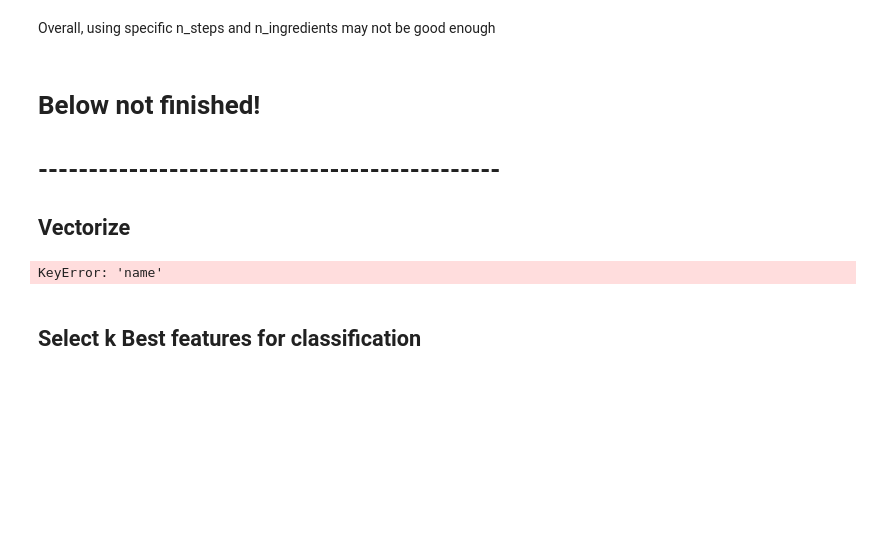
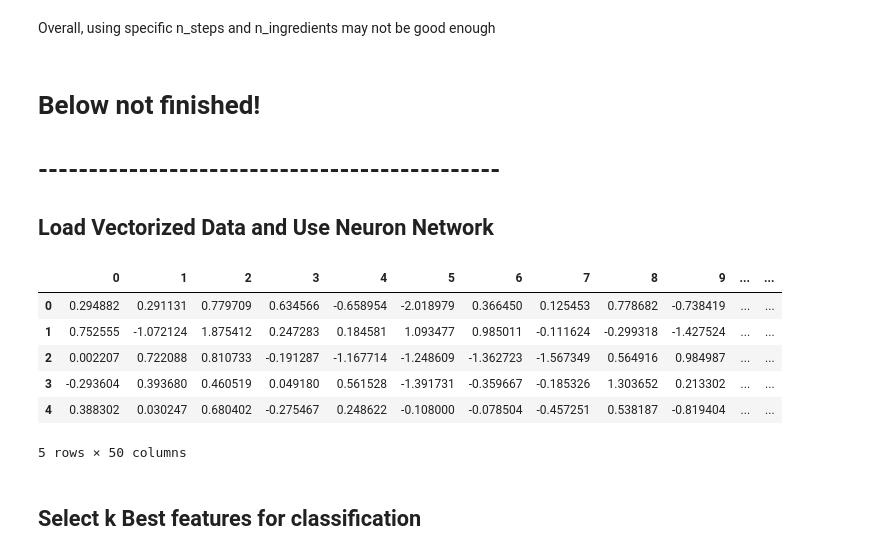
Before and after one commit to lich2000117/Cooking_Time_Estimate, a Jupyter notebook: ass2.ipynb, the cells around one changed output. Cells and saved outputs as stored; diff of their text form; code cells hidden in the pictures; blank space fills up the shorter version.

```diff
--- a/ass2.ipynb
+++ b/ass2.ipynb
@@ -237,17 +235,19 @@ Overall, using specific n_steps and n_ingredients may not be good enough
 # %% [markdown]
 # Below not finished!
 # ----------------------------------------------
-## Vectorize
+## Load Vectorized Data and Use Neuron Network
-# %%
-X_new_train = pd.DataFrame()
-
-# Part0: Vectorise attribute "name" for training and test data
-
-
-vectoriser = CountVectorizer(stop_words='english')
-# preprocess text and compute counts
-train_name_model = vectoriser.fit_transform(X_train["name"])
-X_train["s"] = train_name_model[0]
-X_train
-# %% [output]
-KeyError: 'name'
+# %%
+## Loading training data that provided as vectorised
+
+
+X_train = pd.read_csv(r"data/train_steps_doc2vec50.csv",header=None ,index_col = False, delimiter = ',')
+y_train = whole_data["duration_label"]
+X_train.head(5)
+# %% [output]
+|  | 0 | 1 | 2 | 3 | 4 | 5 | 6 | 7 | 8 | 9 | ... | ... |
+| 0 | 0.294882 | 0.291131 | 0.779709 | 0.634566 | -0.658954 | -2.018979 | 0.366450 | 0.125453 | 0.778682 | -0.738419 | ... | ... |
+| 1 | 0.752555 | -1.072124 | 1.875412 | 0.247283 | 0.184581 | 1.093477 | 0.985011 | -0.111624 | -0.299318 | -1.427524 | ... | ... |
+| 2 | 0.002207 | 0.722088 | 0.810733 | -0.191287 | -1.167714 | -1.248609 | -1.362723 | -1.567349 | 0.564916 | 0.984987 | ... | ... |
+| 3 | -0.293604 | 0.393680 | 0.460519 | 0.049180 | 0.561528 | -1.391731 | -0.359667 | -0.185326 | 1.303652 | 0.213302 | ... | ... |
+| 4 | 0.388302 | 0.030247 | 0.680402 | -0.275467 | 0.248622 | -0.108000 | -0.078504 | -0.457251 | 0.538187 | -0.819404 | ... | ... |
+5 rows × 50 columns
```
Also changed, not shown: parts of 4 cells of this notebook.
